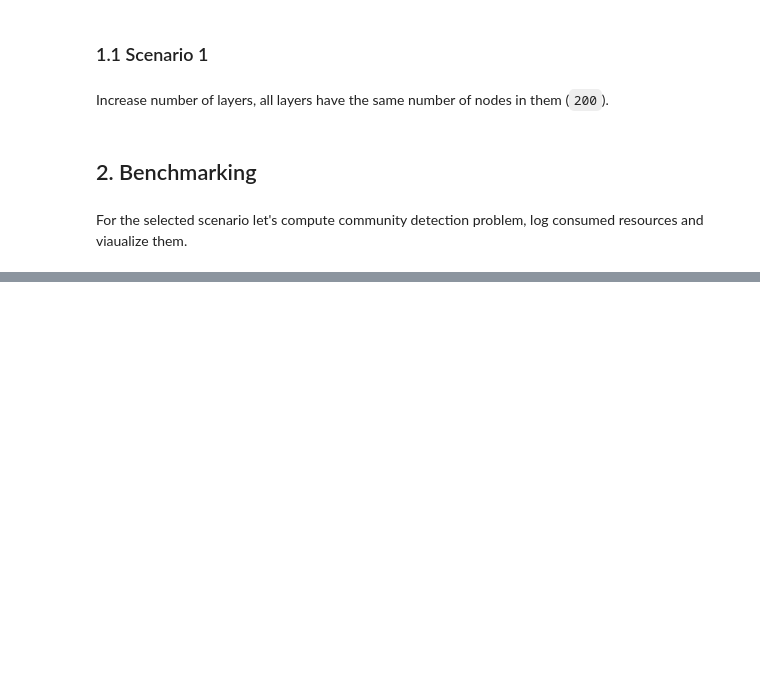
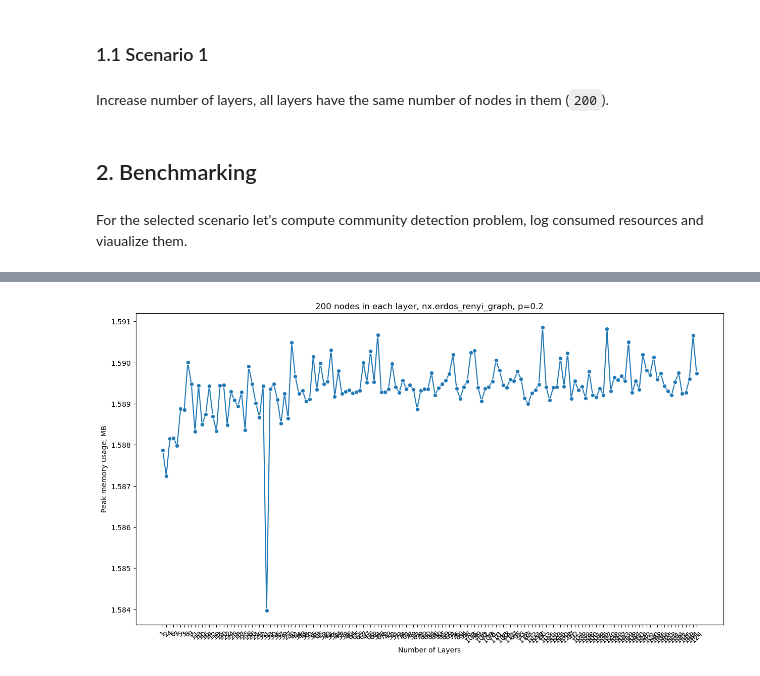
Before and after one commit to CalmScout/BioMultiNet, a Jupyter notebook: nbs/05_code_profiling.ipynb, the cells around one changed output, grey strips where cells are left out. Cells and saved outputs as stored; diff of their text form; code cells hidden in the pictures; blank space fills up the shorter version.

```diff
--- a/nbs/05_code_profiling.ipynb
+++ b/nbs/05_code_profiling.ipynb
@@ -138,0 +147,16 @@ plt.show()
+# %%
+# Create the plot (using a line plot as an example)
+sns.lineplot(x='n_layers', y='peak_mem, MB', data=df, marker='o')
+
+# Rotate the x-axis labels for a compact look
+plt.xticks(rotation=45)  # Rotate by 45 degrees
+
+# Add labels and title
+plt.xlabel('Number of Layers')
+plt.ylabel('Peak memory usage, MB')
+plt.title('200 nodes in each layer, nx.erdos_renyi_graph, p=0.2')
+
+# Display the plot
+plt.show()
+# %% [output]
+[figure, added]
```
Also changed, not shown: parts of 7 cells of this notebook, 8 other files.
